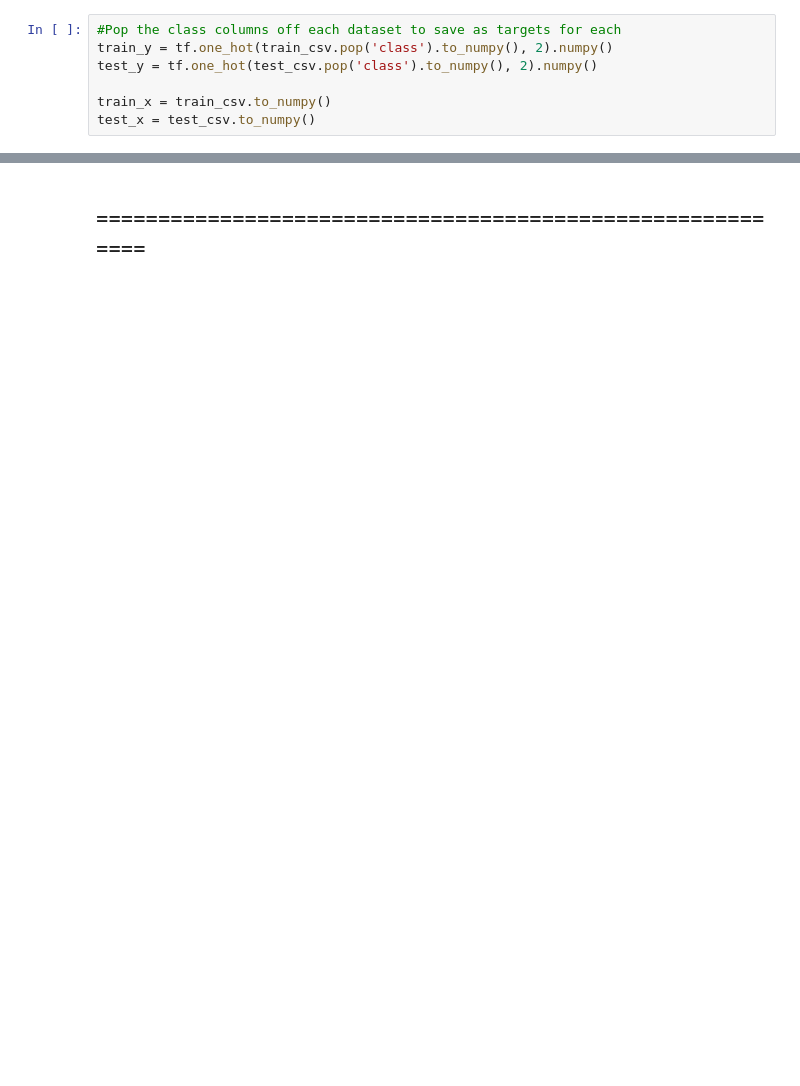
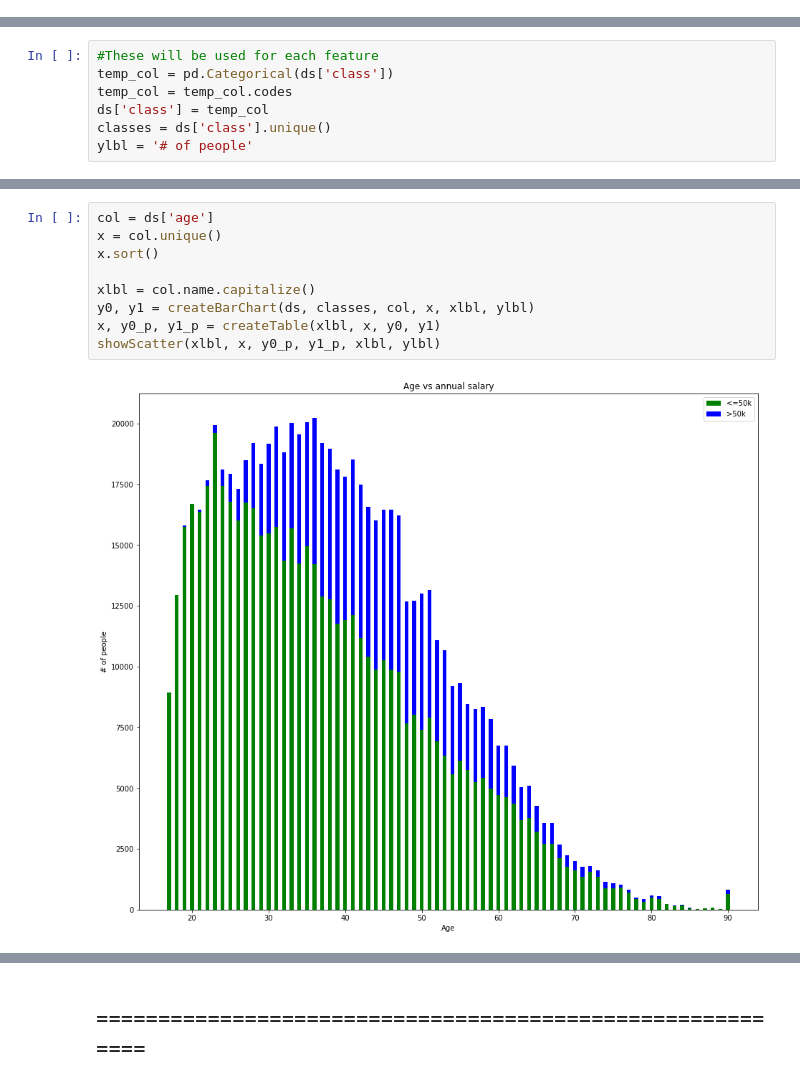
Before and after one commit to mrmattkennedy/Aunalytics-Data-Science, a Jupyter notebook: Aunalytics - Data Science - Matt Kennedy-checkpoint.ipynb, the cells around one changed output, grey strips where cells are left out. Cells and saved outputs as stored; diff of their text form; blank space fills up the shorter version.

```diff
--- a/Aunalytics - Data Science - Matt Kennedy-checkpoint.ipynb
+++ b/Aunalytics - Data Science - Matt Kennedy-checkpoint.ipynb
@@ -109,7 +0,0 @@ test_csv = convert_to_discrete(test_csv)
-# %%
-#Pop the class columns off each dataset to save as targets for each
-train_y = tf.one_hot(train_csv.pop('class').to_numpy(), 2).numpy()
-test_y = tf.one_hot(test_csv.pop('class').to_numpy(), 2).numpy()
-
-train_x = train_csv.to_numpy()
-test_x = test_csv.to_numpy()
@@ -171,0 +246,7 @@ From the confusion matrix, something interesting is the rate of false positives
+# %%
+#These will be used for each feature
+temp_col = pd.Categorical(ds['class'])
+temp_col = temp_col.codes
+ds['class'] = temp_col
+classes = ds['class'].unique()
+ylbl = '# of people'
@@ -171,0 +263,11 @@ From the confusion matrix, something interesting is the rate of false positives
+# %%
+col = ds['age']
+x = col.unique()
+x.sort()
+
+xlbl = col.name.capitalize()
+y0, y1 = createBarChart(ds, classes, col, x, xlbl, ylbl)
+x, y0_p, y1_p = createTable(xlbl, x, y0, y1)
+showScatter(xlbl, x, y0_p, y1_p, xlbl, ylbl)
+# %% [output]
+[figure, added]
```
Also changed, not shown: parts of 122 cells of this notebook, 1 other file.
